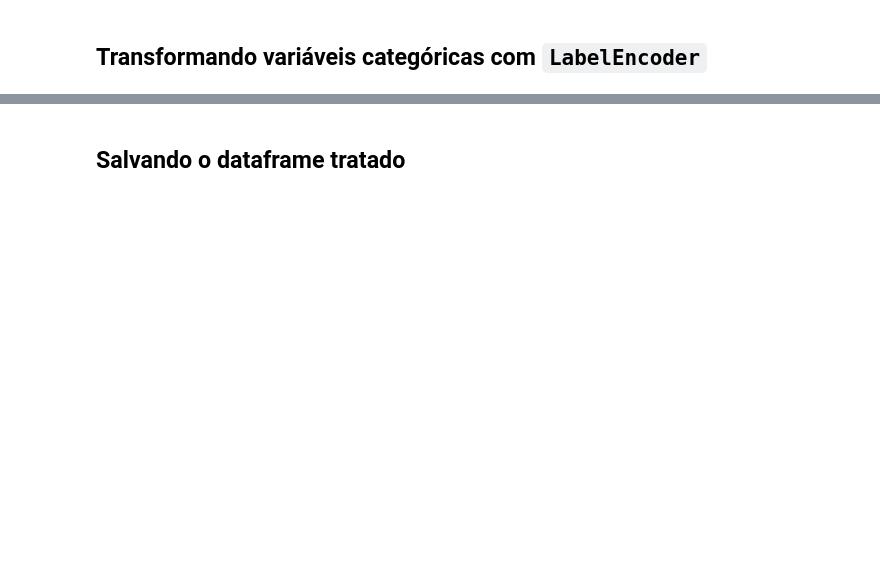
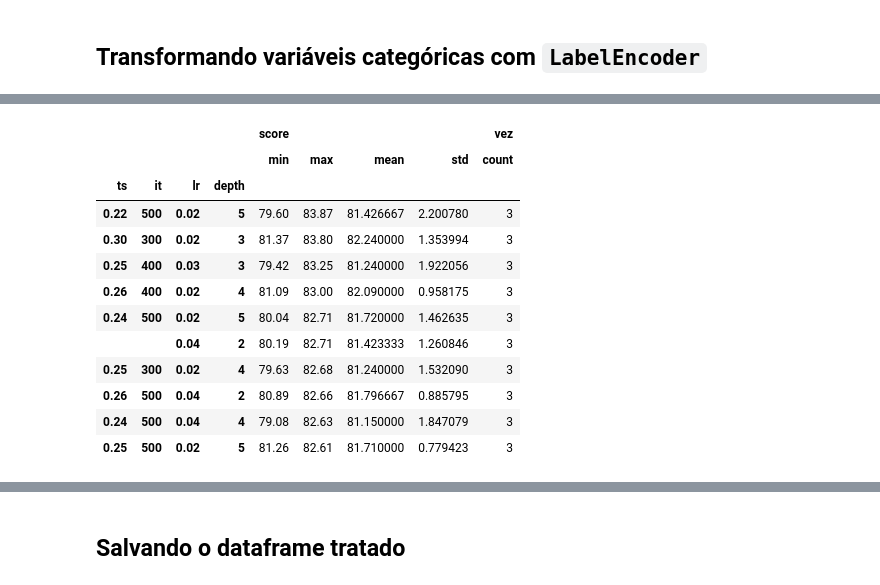
Before and after one commit to rafaelhamer/DSWP, a Jupyter notebook: Kaggle_Labdata_Churn_Z1.ipynb, the cells around one changed output, grey strips where cells are left out. Cells and saved outputs as stored; diff of their text form; code cells hidden in the pictures; blank space fills up the shorter version.

```diff
--- a/Kaggle_Labdata_Churn_Z1.ipynb
+++ b/Kaggle_Labdata_Churn_Z1.ipynb
@@ -333,0 +378,17 @@ VarianceThreshold(threshold=0.15999999999999998)
+# %%
+dfTotais_max = dfResultado.groupby(by=["ts","it","lr","depth"]).agg({"score":["min","max","mean","std"], "vez": ["count"]}).sort_values([("score","max")],ascending=False)
+dfTotais_max.head(10)
+# %% [output]
+|  |  |  |  | score |  |  |  | vez |
+|  |  |  |  | min | max | mean | std | count |
+| ts | it | lr | depth |  |  |  |  |  |
+| 0.22 | 500 | 0.02 | 5 | 79.60 | 83.87 | 81.426667 | 2.200780 | 3 |
+| 0.30 | 300 | 0.02 | 3 | 81.37 | 83.80 | 82.240000 | 1.353994 | 3 |
+| 0.25 | 400 | 0.03 | 3 | 79.42 | 83.25 | 81.240000 | 1.922056 | 3 |
+| 0.26 | 400 | 0.02 | 4 | 81.09 | 83.00 | 82.090000 | 0.958175 | 3 |
+| 0.24 | 500 | 0.02 | 5 | 80.04 | 82.71 | 81.720000 | 1.462635 | 3 |
+|  |  | 0.04 | 2 | 80.19 | 82.71 | 81.423333 | 1.260846 | 3 |
+| 0.25 | 300 | 0.02 | 4 | 79.63 | 82.68 | 81.240000 | 1.532090 | 3 |
+| 0.26 | 500 | 0.04 | 2 | 80.89 | 82.66 | 81.796667 | 0.885795 | 3 |
+| 0.24 | 500 | 0.04 | 4 | 79.08 | 82.63 | 81.150000 | 1.847079 | 3 |
+| 0.25 | 500 | 0.02 | 5 | 81.26 | 82.61 | 81.710000 | 0.779423 | 3 |
```
Also changed, not shown: parts of 29 cells of this notebook.
